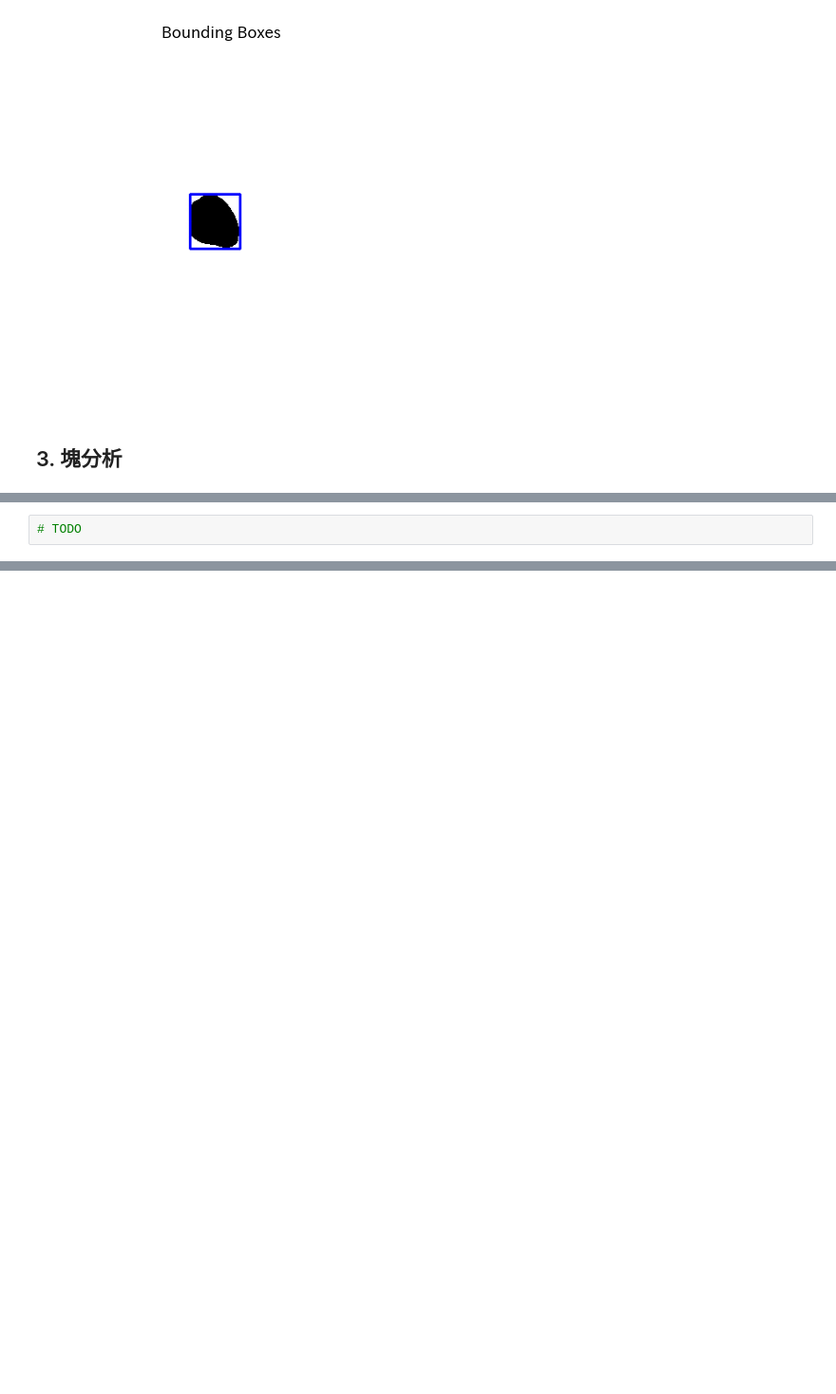
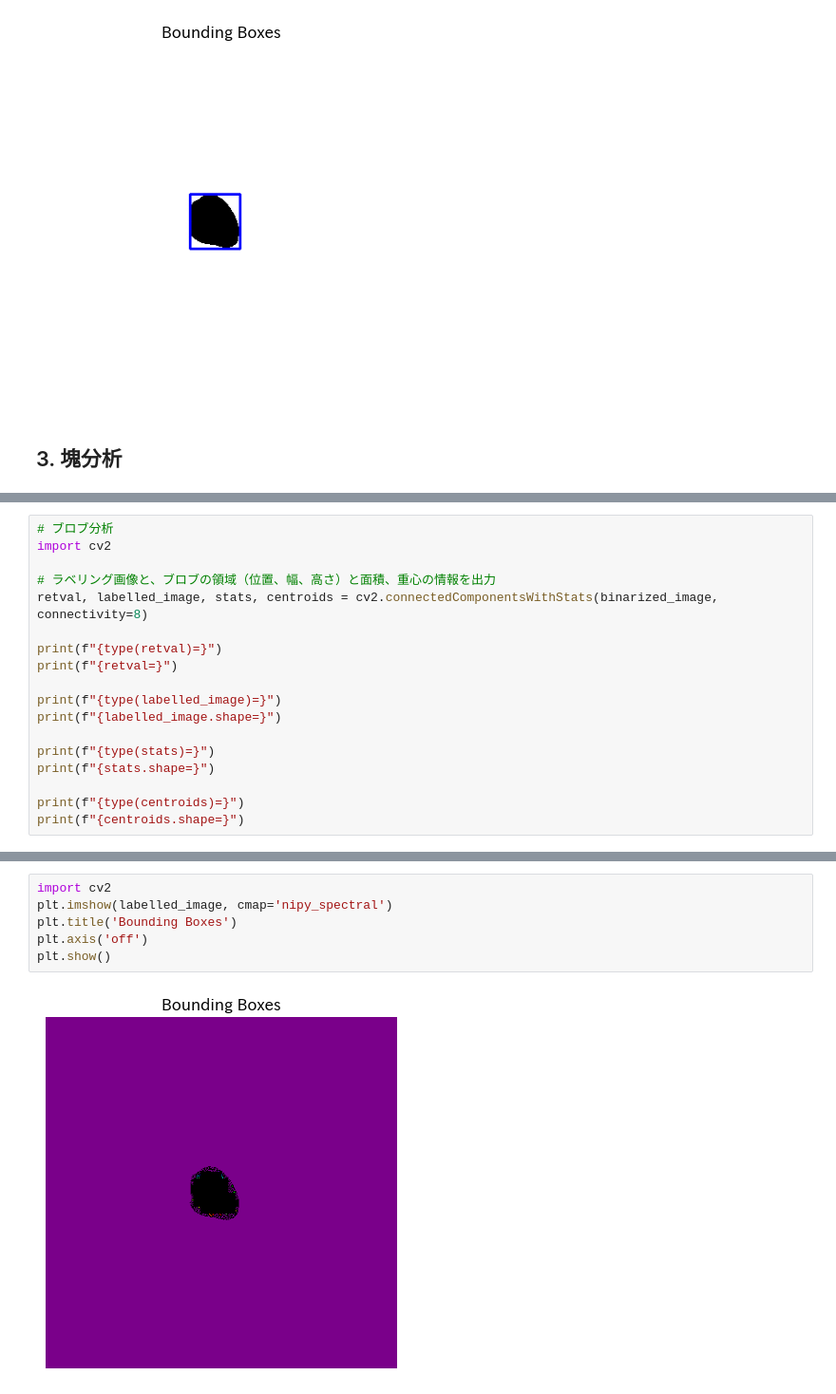
Before and after one commit to Takayoshi-Matsuyama/image_processing, a Jupyter notebook: contour_blob_analysis.ipynb, the cells around one changed output, grey strips where cells are left out. Shown at 95% size. Saved outputs shown, nothing was run; the diff lists cells and outputs as text; blank space fills up the shorter version.

Commit message:
contour-blob - draw blob areas and centroids

```diff
--- a/contour_blob_analysis.ipynb
+++ b/contour_blob_analysis.ipynb
@@ -149,2 +158,18 @@ plt.show()
 # %%
-# TODO
+# ブロブ分析
+import cv2
+
+# ラベリング画像と、ブロブの領域（位置、幅、高さ）と面積、重心の情報を出力
+retval, labelled_image, stats, centroids = cv2.connectedComponentsWithStats(binarized_image, connectivity=8)
+
+print(f"{type(retval)=}")
+print(f"{retval=}")
+
+print(f"{type(labelled_image)=}")
+print(f"{labelled_image.shape=}")
+
+print(f"{type(stats)=}")
+print(f"{stats.shape=}")
+
+print(f"{type(centroids)=}")
+print(f"{centroids.shape=}")
@@ -150,0 +185,8 @@ plt.show()
+# %%
+import cv2
+plt.imshow(labelled_image, cmap='nipy_spectral')
+plt.title('Bounding Boxes')
+plt.axis('off')
+plt.show()
+# %% [output]
+[figure, added]
```
Also changed, not shown: parts of 6 cells of this notebook.
